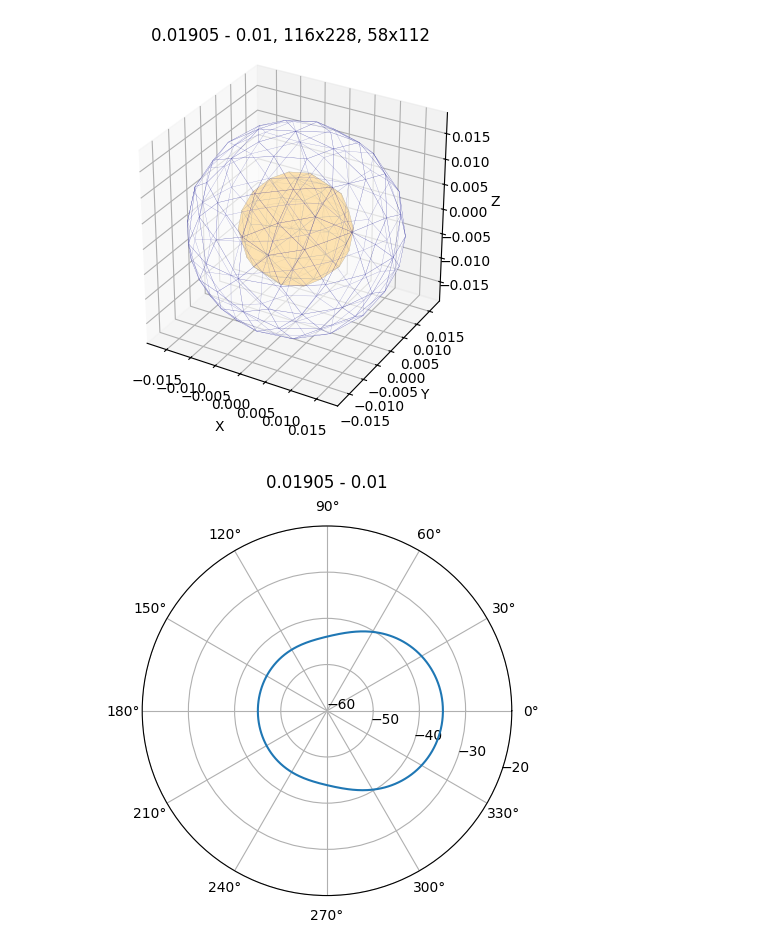
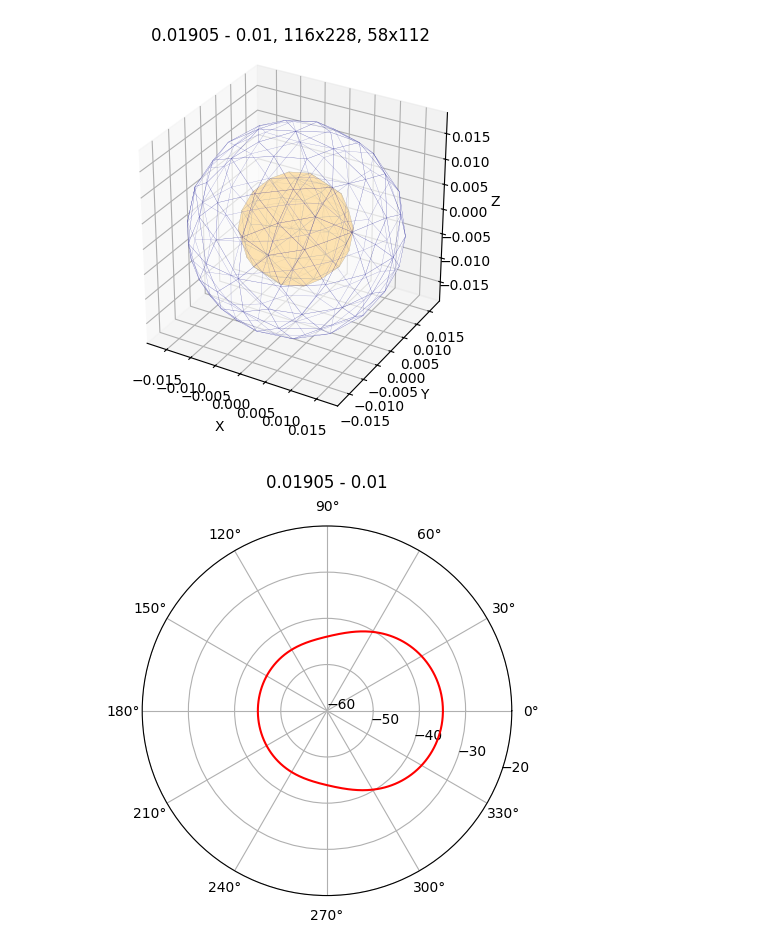
Before and after one commit to marmoszy/mm-bem, a Jupyter notebook: nb/shell_bempp.ipynb, the cells around one changed output. Drawn from its saved outputs; the diff is of its cells as text; code cells hidden in the pictures.

```diff
--- a/nb/shell_bempp.ipynb
+++ b/nb/shell_bempp.ipynb
@@ -96,33 +96,35 @@ mesh_collection2.set_linewidth(0.2)
 ax.add_collection3d(mesh_collection2)
 v_arr = array(v)
 ax.set_xlim(v_arr[:, 0].min(), v_arr[:, 0].max())
 ax.set_ylim(v_arr[:, 1].min(), v_arr[:, 1].max())
 ax.set_zlim(v_arr[:, 2].min(), v_arr[:, 2].max())
 ax.set_box_aspect((1, 1, 1))
 ax.set_xlabel('X')
 ax.set_ylabel('Y')
 ax.set_zlabel('Z')
 ax.set_title(r"%s, %dx%d, %dx%d"%(fname,n,m,n2,m2))
+plt.savefig("shell_bempp_1.svg", format="svg", bbox_inches="tight")
 plt.show()
 
 # plot solution
 import matplotlib.pyplot as plt
 angles = linspace(0, 2 * pi, 360, endpoint=False)
 values_db = 20 * log10([abs(p) for p in psc[0]])
 vmin, vmax = -60, -20
 fig, ax = plt.subplots(subplot_kw={'projection': 'polar'})
-ax.plot(angles, values_db, label='Scattering Pattern (dB)')
+ax.plot(angles, values_db, color='red')
 ax.set_ylim(vmin, vmax)
 ax.set_rticks(linspace(vmin, vmax, 5))
 ax.set_xticks(linspace(0, 2*pi-pi/6, 12))  # 30deg
 ax.set_rlabel_position(-20)
 ax.grid(True)
 ax.set_title(fname, va='bottom')
+plt.savefig("shell_bempp_2.svg", format="svg", bbox_inches="tight")
 plt.show()
 
 # print
-print("#deg\tlbs")
+print("#deg\tp_sc")
 print("\n".join(["%d\t%g"%(i,abs(psc[0][i])) for i in range(M)]))
 # %% [output]
 [figure]
-[figure, old version]
+[figure, new version]
```
Also changed, not shown: parts of 1 cell of this notebook, 14 other files.
